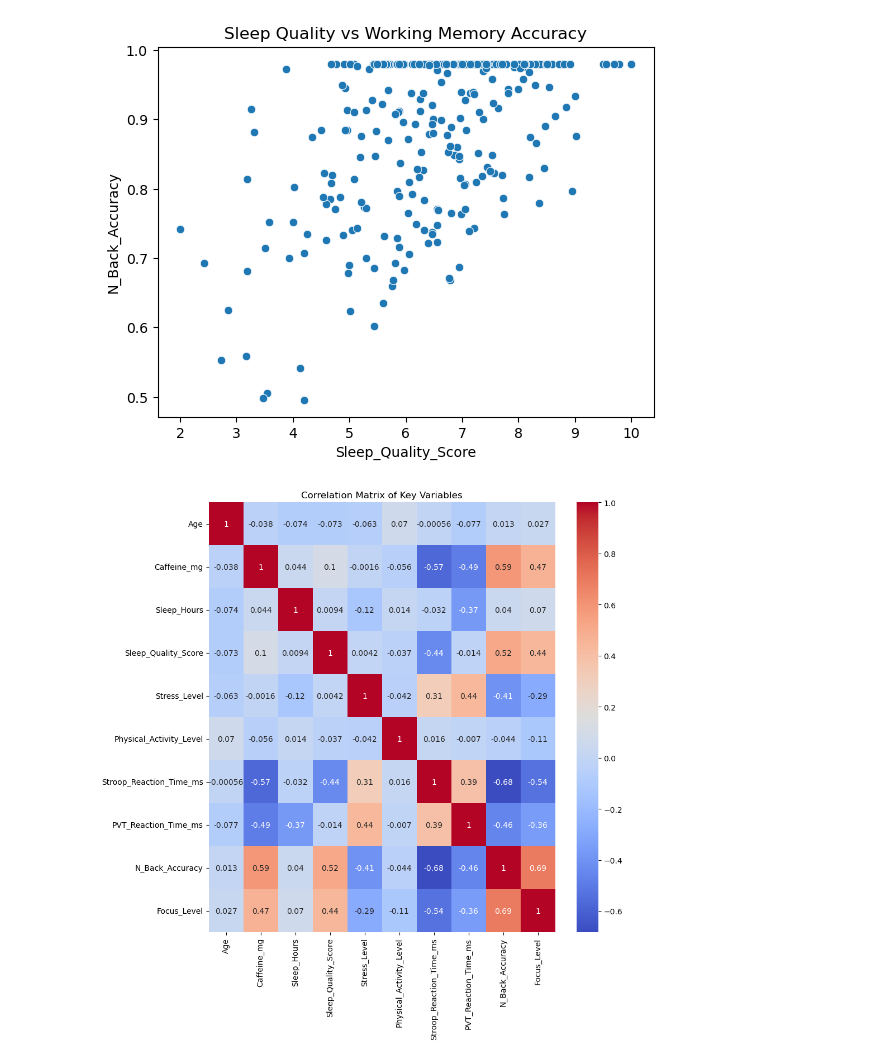
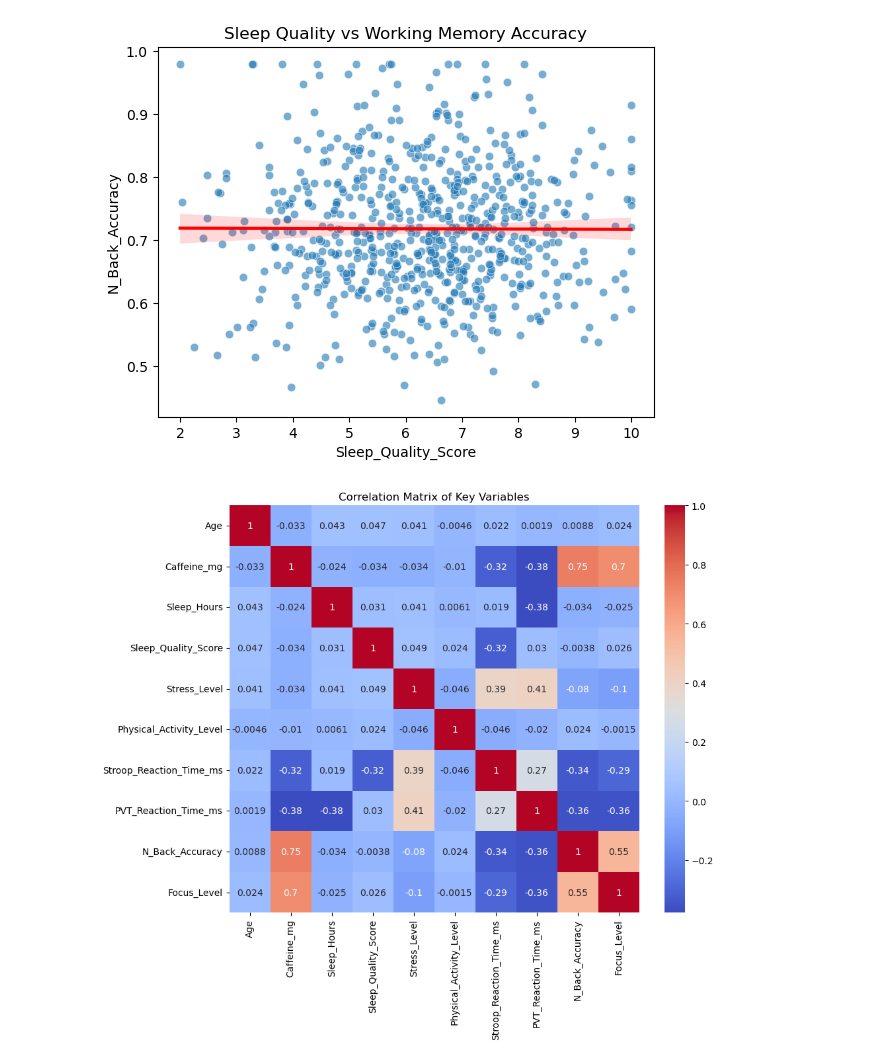
Before and after one commit to tejas1528/Coffee_RP, a Jupyter notebook: 01_coffee.ipynb, the cells around one changed output. Drawn from its saved outputs; the diff is of its cells as text; code cells hidden in the pictures.

Commit message:
Increase the data and process the whole data again

```diff
--- a/01_coffee.ipynb
+++ b/01_coffee.ipynb
@@ -4,6 +4,6 @@ import numpy as np
 import matplotlib.pyplot as plt
 import seaborn as sns
 # %%
-df = pd.read_csv("coffee_cognition_synthetic_dataset.csv")
+df = pd.read_csv("coffee_cognition_realistic_700.csv")
 df.head()
 # %% [output]
@@ -125,26 +137,34 @@ plt.show()
 sns.scatterplot(
     x="Sleep_Quality_Score",
     y="N_Back_Accuracy",
-    data=df
+    data=df,
+    alpha=0.6
+)
+sns.regplot(
+    x="Sleep_Quality_Score",
+    y="N_Back_Accuracy",
+    data=df,
+    scatter=False,
+    color="red"
 )
 plt.title("Sleep Quality vs Working Memory Accuracy")
 plt.show()
 # %% [output]
-[figure, old version]
+[figure, new version]
 # %%
 numeric_cols = [
     "Age", "Caffeine_mg", "Sleep_Hours",
     "Sleep_Quality_Score", "Stress_Level",
     "Physical_Activity_Level",
     "Stroop_Reaction_Time_ms",
     "PVT_Reaction_Time_ms",
     "N_Back_Accuracy",
     "Focus_Level"
 ]
 
-plt.figure(figsize=(10,10))
+plt.figure(figsize=(10,8))
 sns.heatmap(df[numeric_cols].corr(), annot=True, cmap="coolwarm")
 plt.title("Correlation Matrix of Key Variables")
 plt.show()
 # %% [output]
-[figure, old version]
+[figure, new version]
```
Also changed, not shown: parts of 14 cells of this notebook, 5 other files.
